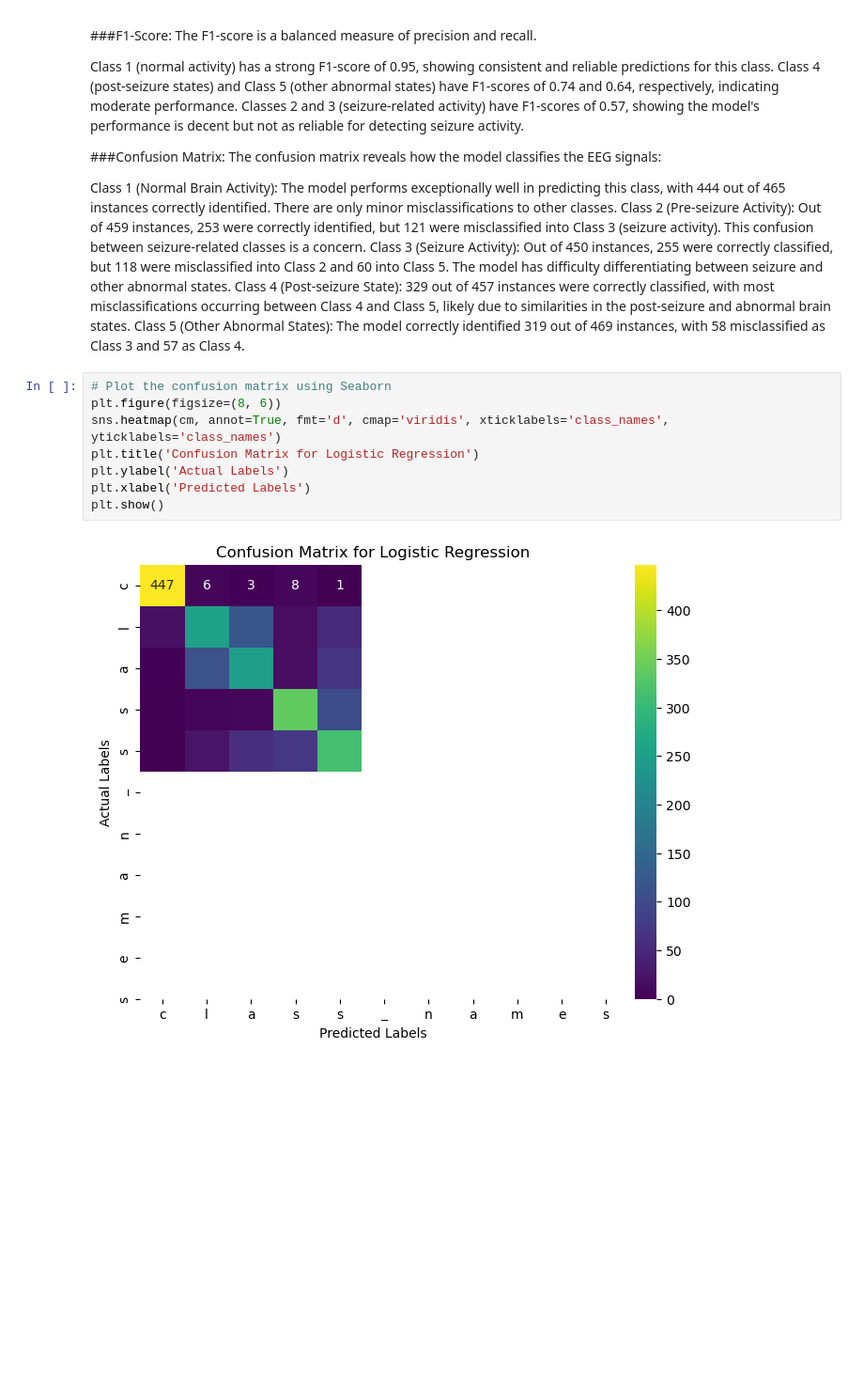
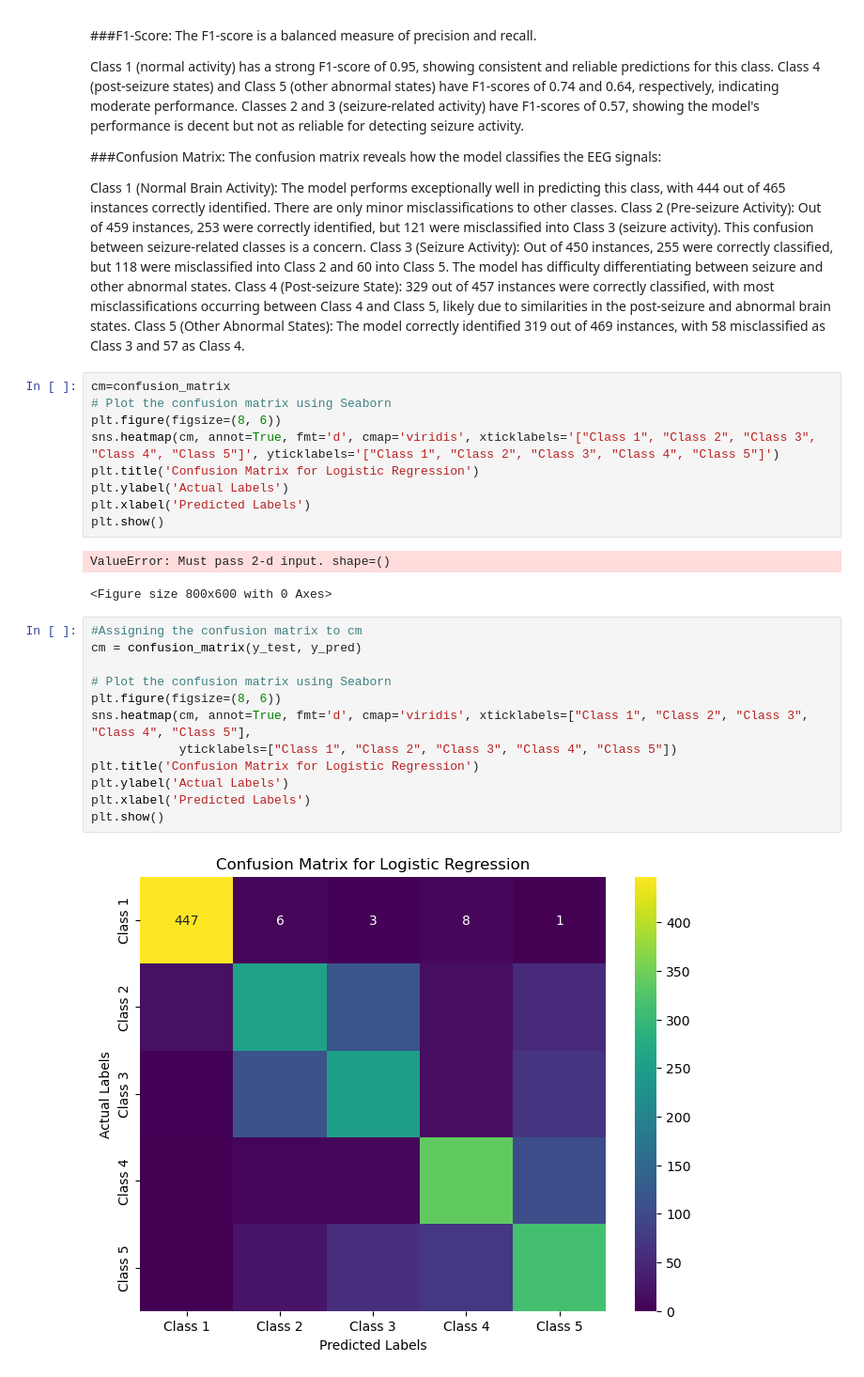
Before and after one commit to nderitugichuki/Epileptic-Seizure-Recognition-Using-Machine-Learning, a Jupyter notebook: Epileptic Seizure Recognition using Machine Learning.ipynb, the cells around one changed output. Shown: that part at 94% size. Cells and saved outputs as stored; diff of their text form; blank space fills up the shorter version.

```diff
--- a/Epileptic Seizure Recognition using Machine Learning.ipynb
+++ b/Epileptic Seizure Recognition using Machine Learning.ipynb
@@ -332,12 +332,28 @@ Class 3 (Seizure Activity): Out of 450 instances, 255 were correctly classified,
 Class 4 (Post-seizure State): 329 out of 457 instances were correctly classified, with most misclassifications occurring between Class 4 and Class 5, likely due to similarities in the post-seizure and abnormal brain states.
 Class 5 (Other Abnormal States): The model correctly identified 319 out of 469 instances, with 58 misclassified as Class 3 and 57 as Class 4.
 # %%
+cm=confusion_matrix
 # Plot the confusion matrix using Seaborn
 plt.figure(figsize=(8, 6))
-sns.heatmap(cm, annot=True, fmt='d', cmap='viridis', xticklabels='class_names', yticklabels='class_names')
+sns.heatmap(cm, annot=True, fmt='d', cmap='viridis', xticklabels='["Class 1", "Class 2", "Class 3", "Class 4", "Class 5"]', yticklabels='["Class 1", "Class 2", "Class 3", "Class 4", "Class 5"]')
 plt.title('Confusion Matrix for Logistic Regression')
 plt.ylabel('Actual Labels')
 plt.xlabel('Predicted Labels')
 plt.show()
 # %% [output]
-[figure, removed]
+ValueError: Must pass 2-d input. shape=()
+<Figure size 800x600 with 0 Axes>
+# %%
+#Assigning the confusion matrix to cm
+cm = confusion_matrix(y_test, y_pred)
+
+# Plot the confusion matrix using Seaborn
+plt.figure(figsize=(8, 6))
+sns.heatmap(cm, annot=True, fmt='d', cmap='viridis', xticklabels=["Class 1", "Class 2", "Class 3", "Class 4", "Class 5"],
+            yticklabels=["Class 1", "Class 2", "Class 3", "Class 4", "Class 5"])
+plt.title('Confusion Matrix for Logistic Regression')
+plt.ylabel('Actual Labels')
+plt.xlabel('Predicted Labels')
+plt.show()
+# %% [output]
+[figure, added]
```
